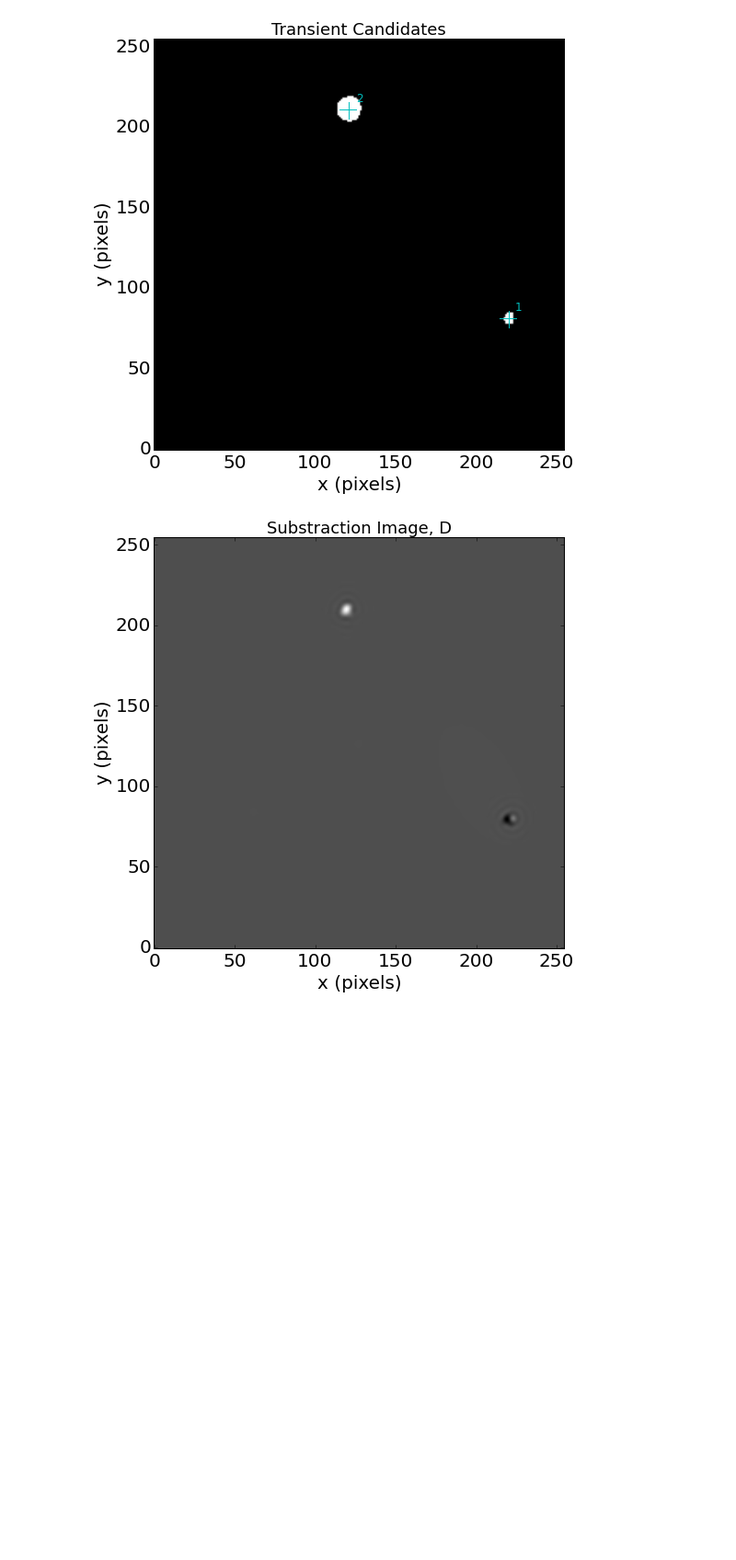
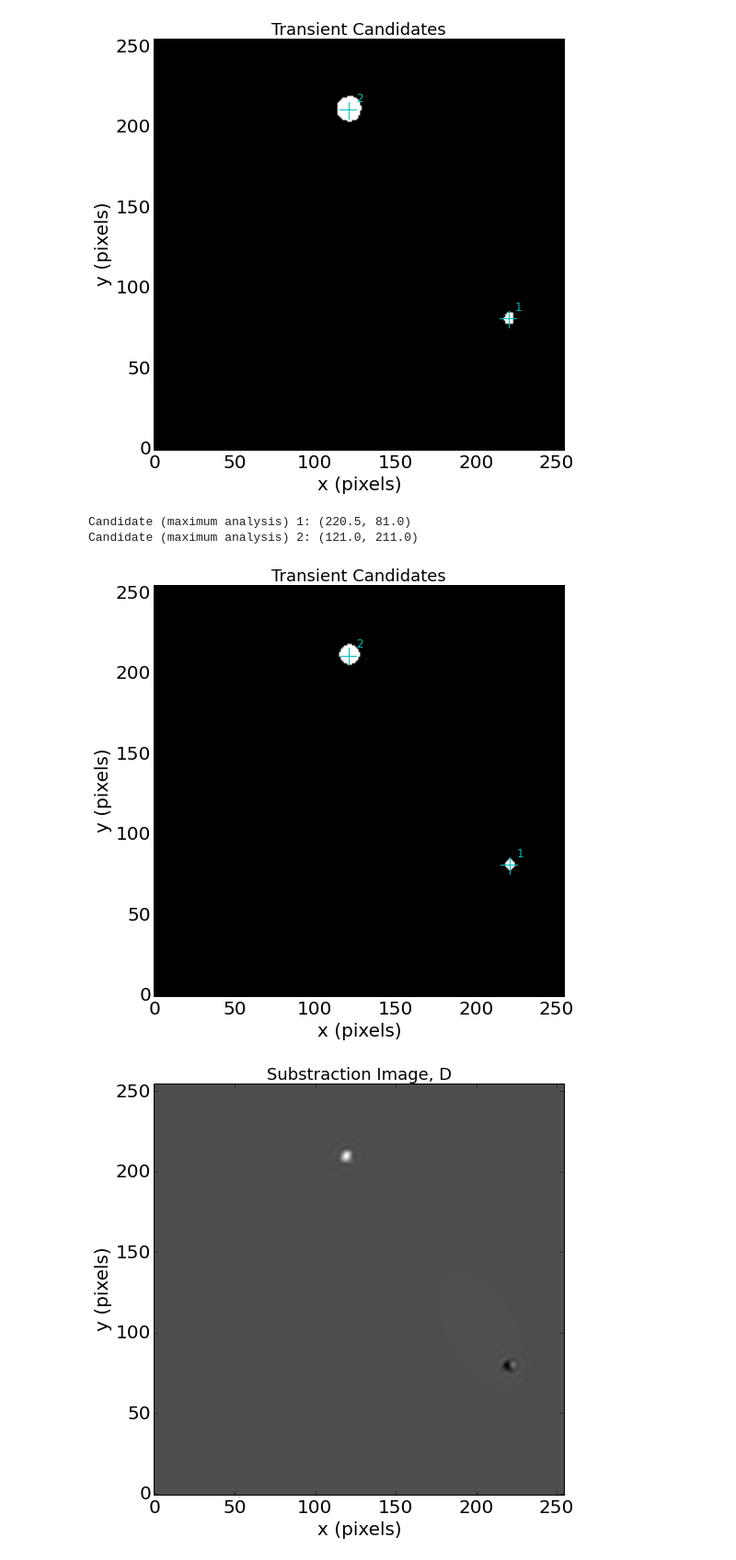
Before and after one commit to sercharpak/MonitoriaInvestigacion201610, a Jupyter notebook: ExploringS_corr.ipynb, the cells around one changed output. Shown at 92% size. Saved outputs shown, nothing was run; the diff lists cells and outputs as text; code cells hidden in the pictures; blank space fills up the shorter version.

```diff
--- a/ExploringS_corr.ipynb
+++ b/ExploringS_corr.ipynb
@@ -397,3 +472,9 @@ Candidate (maximum analysis) 2: (120.79144385, 210.572192513)
 [figure]
 # %%
 plt.close(fig)
+# %%
+print_candidates_max(S,8)
+# %% [output]
+Candidate (maximum analysis) 1: (220.5, 81.0)
+Candidate (maximum analysis) 2: (121.0, 211.0)
+[figure, added]
```
Also changed, not shown: parts of 28 cells of this notebook.
